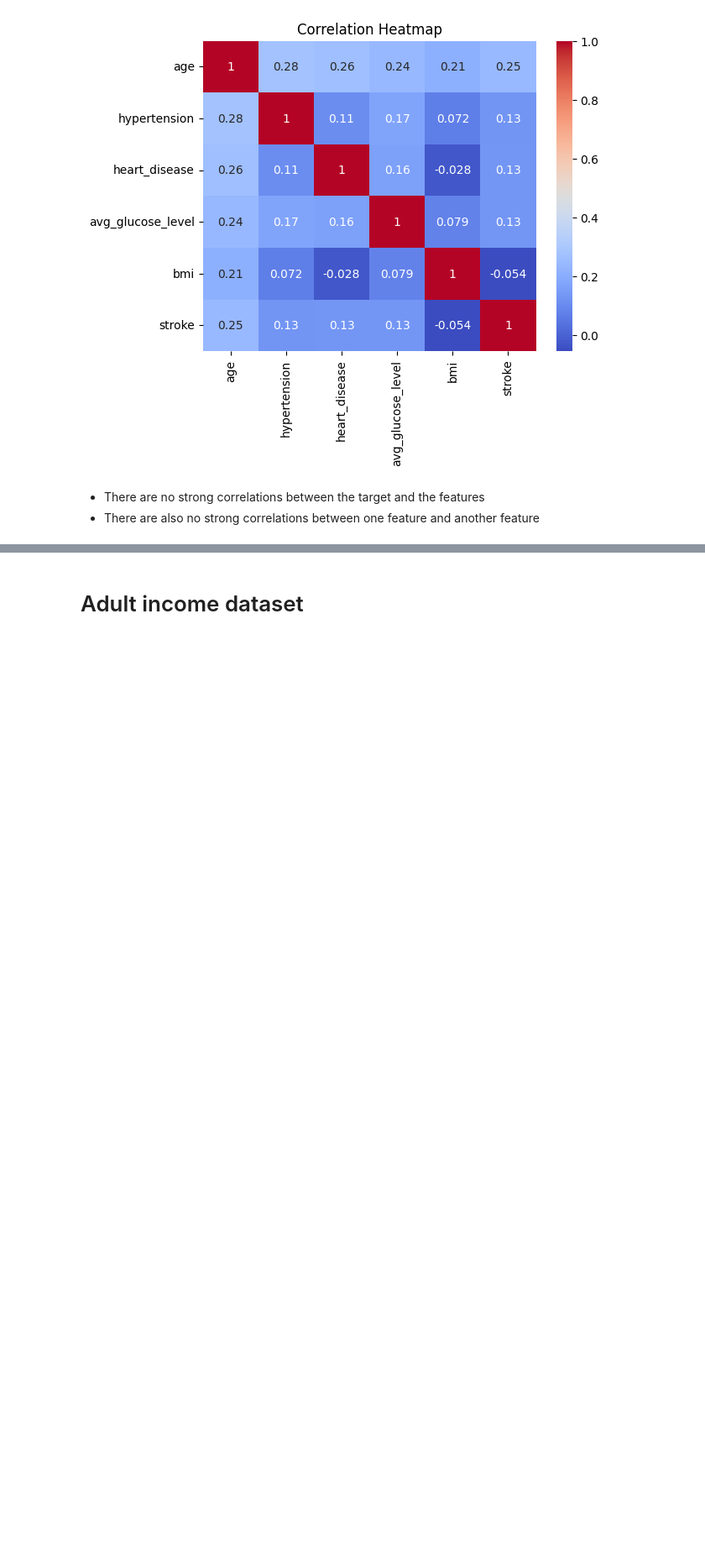
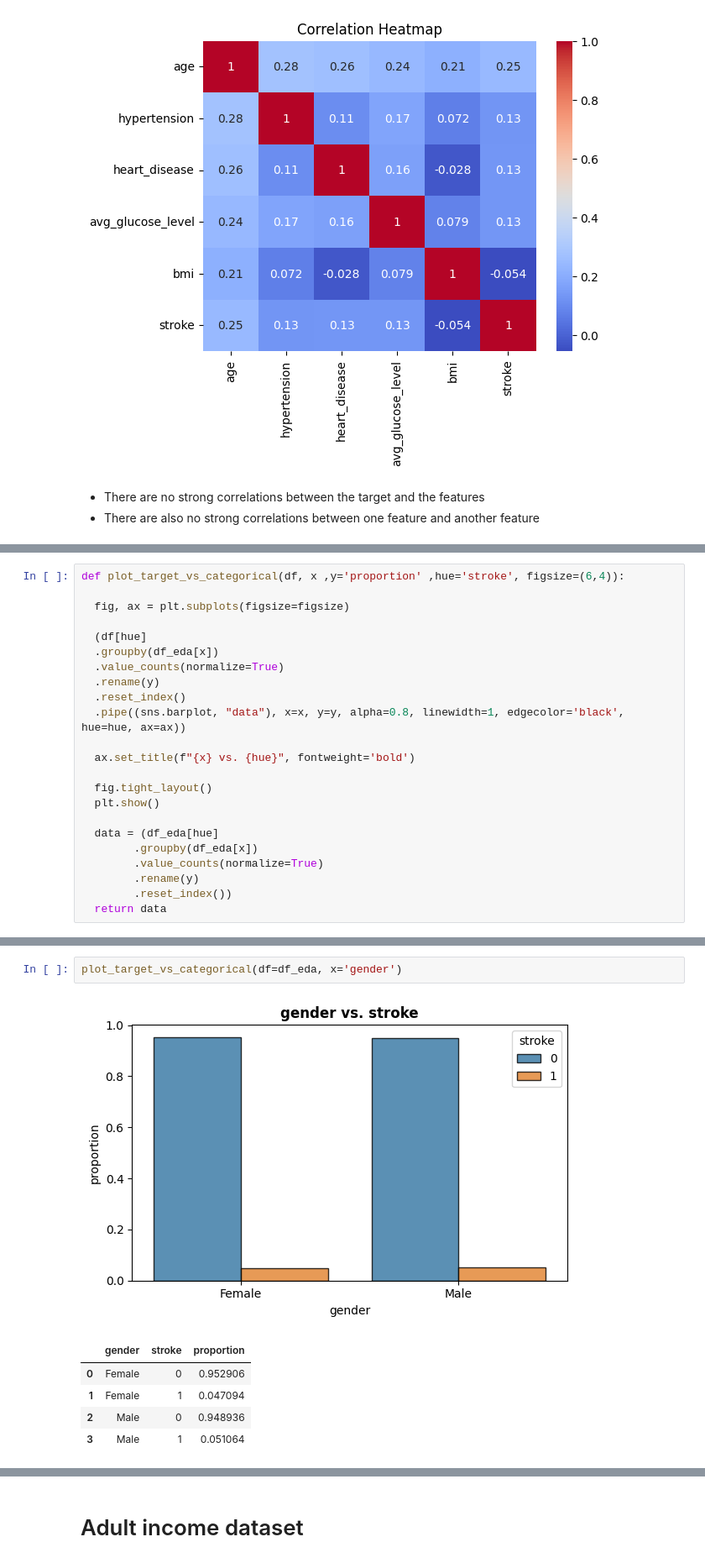
Before and after one commit to Carla9711/Machine-Learning---Classification, a Jupyter notebook: Machine_Learning_Classification.ipynb, the cells around one changed output, grey strips where cells are left out. Shown at 84% size. Cells and saved outputs as stored; diff of their text form; blank space fills up the shorter version.

```diff
--- a/Machine_Learning_Classification.ipynb
+++ b/Machine_Learning_Classification.ipynb
@@ -401,0 +399,23 @@ col_num.head()
+# %%
+def plot_target_vs_categorical(df, x ,y='proportion' ,hue='stroke', figsize=(6,4)):
+
+  fig, ax = plt.subplots(figsize=figsize)
+
+  (df[hue]
+  .groupby(df_eda[x])
+  .value_counts(normalize=True)
+  .rename(y)
+  .reset_index()
+  .pipe((sns.barplot, "data"), x=x, y=y, alpha=0.8, linewidth=1, edgecolor='black', hue=hue, ax=ax))
+
+  ax.set_title(f"{x} vs. {hue}", fontweight='bold')
+
+  fig.tight_layout()
+  plt.show()
+
+  data = (df_eda[hue]
+        .groupby(df_eda[x])
+        .value_counts(normalize=True)
+        .rename(y)
+        .reset_index())
+  return data
@@ -405,0 +446,9 @@ plot_target_vs_numerical(df_eda, y='age');
+# %%
+plot_target_vs_categorical(df=df_eda, x='gender')
+# %% [output]
+[figure, added]
+|  | gender | stroke | proportion |
+| 0 | Female | 0 | 0.952906 |
+| 1 | Female | 1 | 0.047094 |
+| 2 | Male | 0 | 0.948936 |
+| 3 | Male | 1 | 0.051064 |
```
Also changed, not shown: parts of 24 cells of this notebook.
